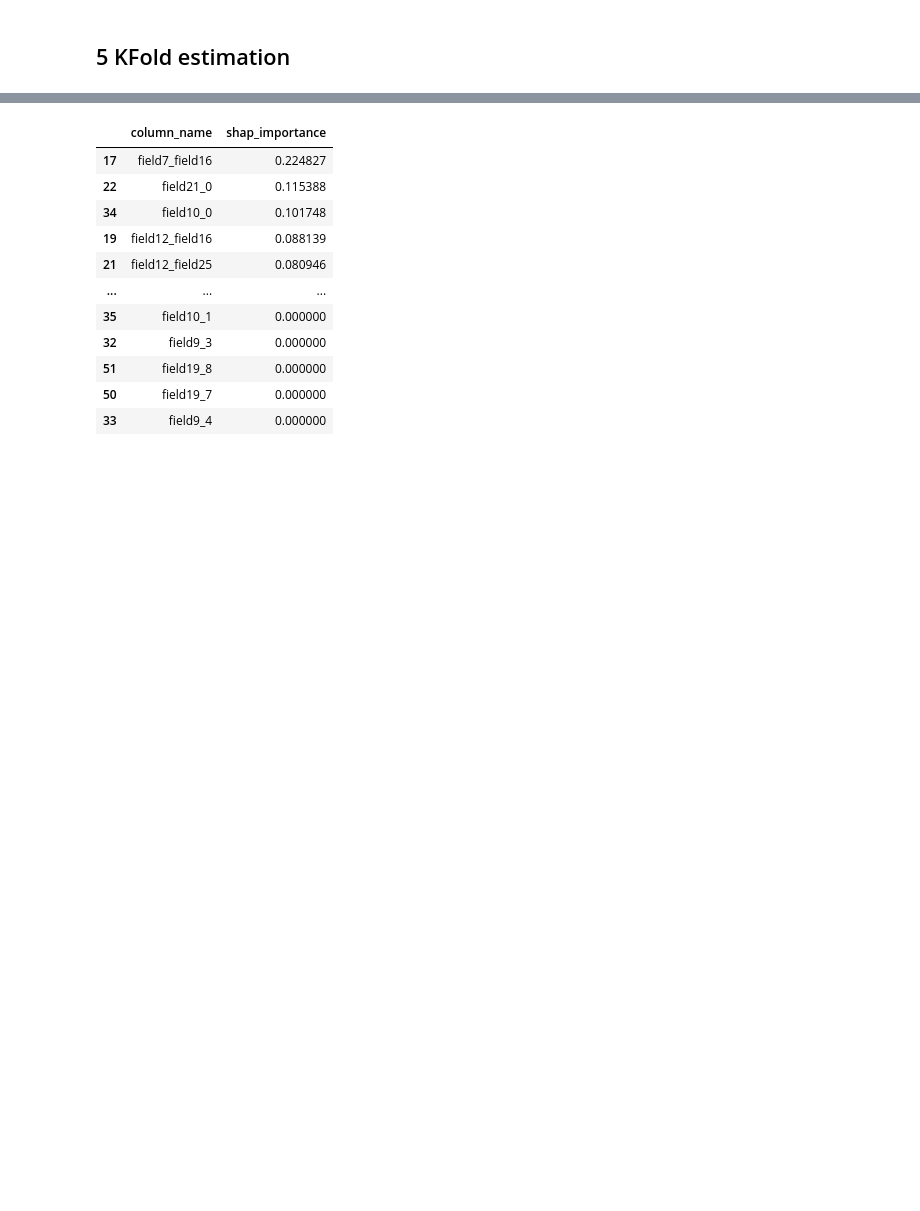
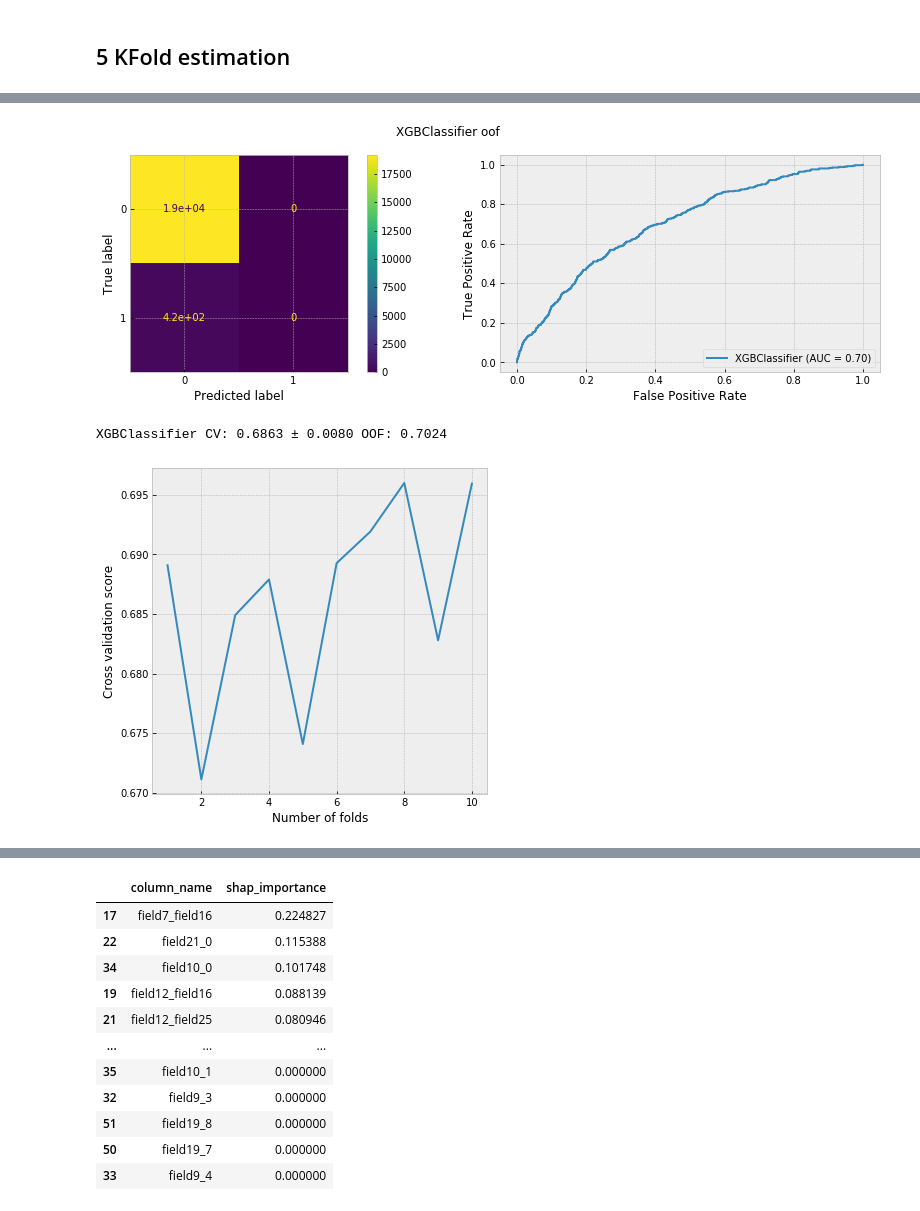
Before and after one commit to andygoosh/OneTwoTrip-Contest, a Jupyter notebook: workinprogress.ipynb, the cells around one changed output, grey strips where cells are left out. Cells and saved outputs as stored; diff of their text form; code cells hidden in the pictures; blank space fills up the shorter version.

```diff
--- a/workinprogress.ipynb
+++ b/workinprogress.ipynb
@@ -476,9 +456,11 @@ def plot_cm_and_roc(model, X, y, title=''):
 
 def oof_estimate_plot(model):
   X_oof, y_off = prepare_data(df_oof)
-  plot_cm_and_roc(model, X_oof, y_off.values.ravel(), 'oof')
-  pred = model.predict_proba(X_oof)
-  oof = skl.metrics.roc_auc_score(y_off.values.ravel(), pred[:, 1])
+  plot_cm_and_roc(model, X_oof, y_off, 'oof')
+  ntree_limit = None
+  if hasattr(model, 'best_ntree_limit'): ntree_limit = model.best_ntree_limit
+  pred = model.predict_proba(X_oof, ntree_limit=ntree_limit)
+  oof = skl.metrics.roc_auc_score(y_off, pred[:, 1])
   del X_oof
   return oof
 # %%
@@ -835,3 +800,30 @@ print(f'Remove: {[x for x in X.columns if x not in sfs1.k_feature_names_]}')
 Remove: ['field1', 'field3', 'field7', 'field10', 'field11', 'field13', 'field15', 'field17', 'field20', 'field22', 'field27', 'field29']
 # %% [markdown]
 ## 5 KFold estimation
+# %%
+%%time
+X, y = prepare_data(df_train)
+n_folds = 10
+
+model = XGBClassifier(**get_best_params_xgbc())
+scores = cross_val_score(model, X, y, scoring='roc_auc', verbose=1, n_jobs=-1,
+                          cv=StratifiedKFold(n_splits=n_folds, shuffle=True, random_state=RS),
+                          )
+
+model.fit(X, y,
+        eval_set=[prepare_data(df_oof)],
+        early_stopping_rounds=200,
+        verbose=False,
+        eval_metric = 'auc',
+        #sample_weight=w_array,
+        )
+
+# estimate OOF
+print('{:} CV: {:.4f} ± {:.4f} OOF: {:.4f}'.format(type(model).__name__, np.mean(scores), np.std(scores), oof_estimate_plot(model)))
+# plot CV scores
+plt.figure()
+plt.xlabel("Number of folds")
+plt.ylabel("Cross validation score")
+plt.plot(range(1, len(scores) + 1), scores)
+plt.show()
+# %% [output]
@@ -837,0 +832,3 @@ Remove: ['field1', 'field3', 'field7', 'field10', 'field11', 'field13', 'field15
+[figure, added]
+XGBClassifier CV: 0.6863 ± 0.0080 OOF: 0.7024
+[figure, added]
```
Also changed, not shown: parts of 12 cells of this notebook.
